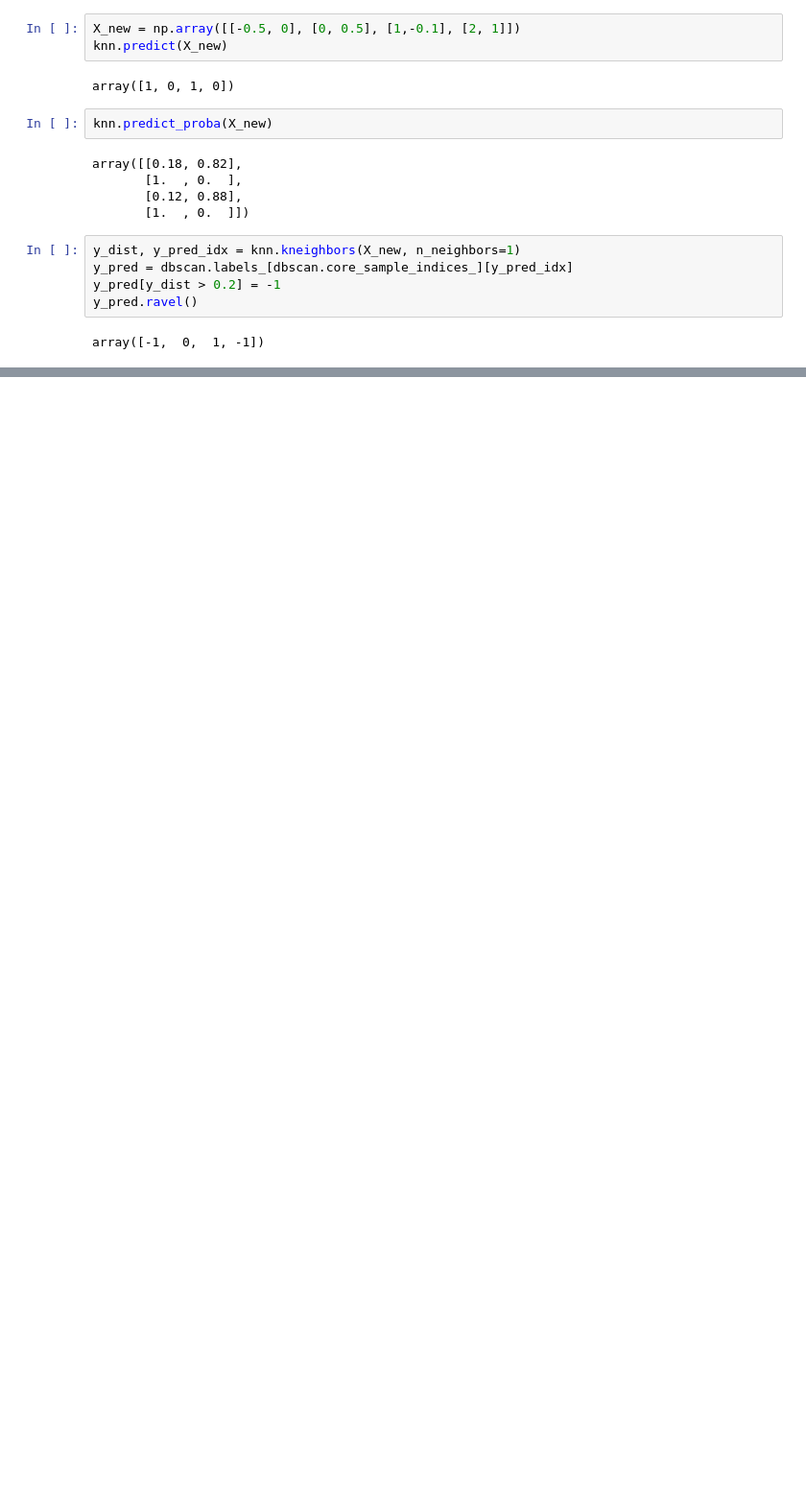
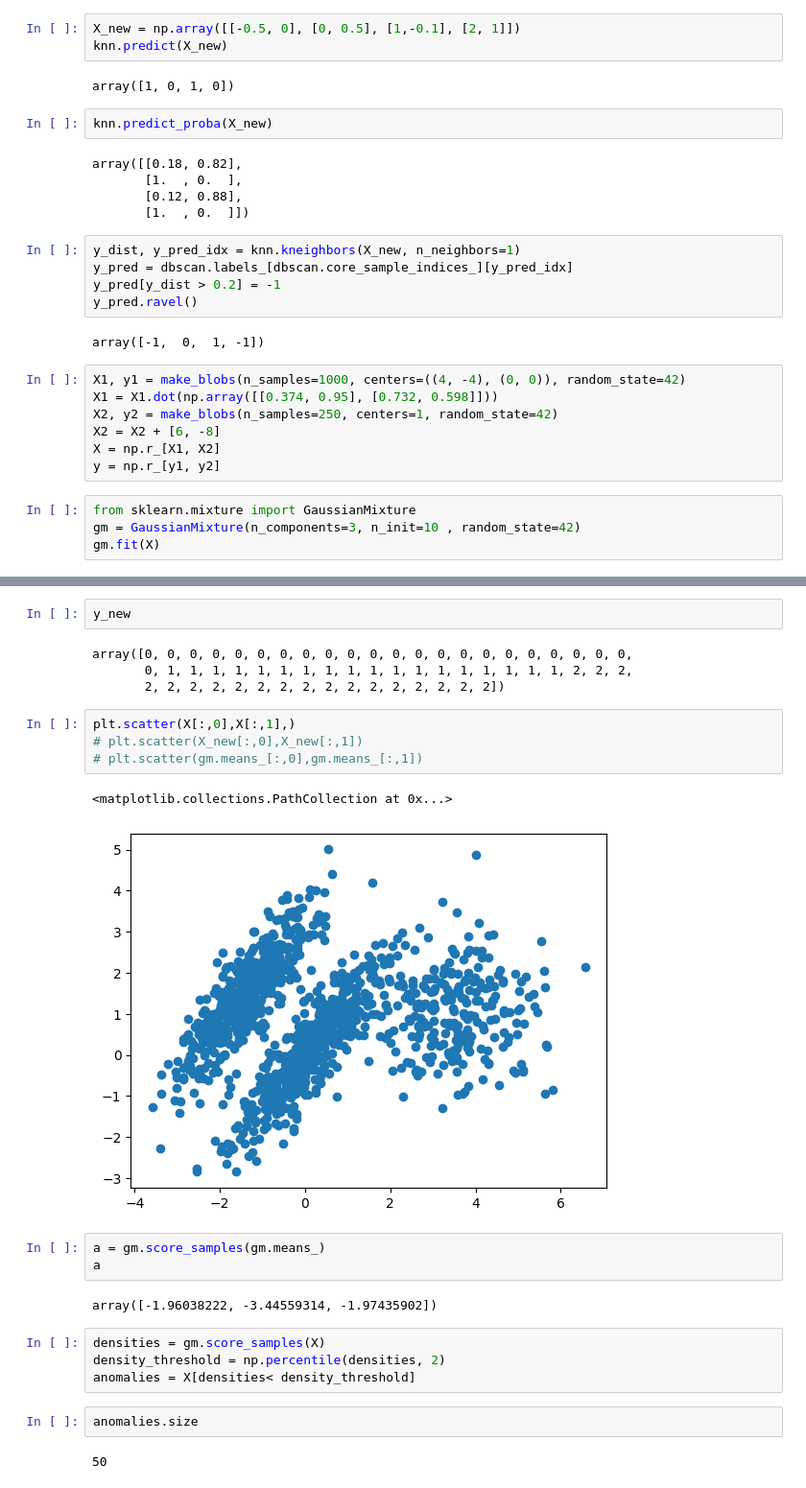
Before and after one commit to bundela05/mlcodez, a Jupyter notebook: ai and ml/code/ch8_unsupervised_learning.ipynb, the cells around one changed output, grey strips where cells are left out. Shown at 96% size. Cells and saved outputs as stored; diff of their text form; blank space fills up the shorter version.

```diff
--- a/ai and ml/code/ch8_unsupervised_learning.ipynb
+++ b/ai and ml/code/ch8_unsupervised_learning.ipynb
@@ -343,3 +343,14 @@ y_pred[y_dist > 0.2] = -1
 y_pred.ravel()
 # %% [output]
 array([-1,  0,  1, -1])
+# %%
+X1, y1 = make_blobs(n_samples=1000, centers=((4, -4), (0, 0)), random_state=42)
+X1 = X1.dot(np.array([[0.374, 0.95], [0.732, 0.598]]))
+X2, y2 = make_blobs(n_samples=250, centers=1, random_state=42)
+X2 = X2 + [6, -8]
+X = np.r_[X1, X2]
+y = np.r_[y1, y2]
+# %%
+from sklearn.mixture import GaussianMixture
+gm = GaussianMixture(n_components=3, n_init=10 , random_state=42)
+gm.fit(X)
@@ -345,0 +434,26 @@ array([-1,  0,  1, -1])
+# %%
+y_new
+# %% [output]
+array([0, 0, 0, 0, 0, 0, 0, 0, 0, 0, 0, 0, 0, 0, 0, 0, 0, 0, 0, 0, 0, 0,
+       0, 1, 1, 1, 1, 1, 1, 1, 1, 1, 1, 1, 1, 1, 1, 1, 1, 1, 1, 2, 2, 2,
+       2, 2, 2, 2, 2, 2, 2, 2, 2, 2, 2, 2, 2, 2, 2, 2])
+# %%
+plt.scatter(X[:,0],X[:,1],)
+# plt.scatter(X_new[:,0],X_new[:,1])
+# plt.scatter(gm.means_[:,0],gm.means_[:,1])
+# %% [output]
+<matplotlib.collections.PathCollection at 0x...>
+[figure, added]
+# %%
+a = gm.score_samples(gm.means_)
+a
+# %% [output]
+array([-1.96038222, -3.44559314, -1.97435902])
+# %%
+densities = gm.score_samples(X)
+density_threshold = np.percentile(densities, 2)
+anomalies = X[densities< density_threshold]
+# %%
+anomalies.size
+# %% [output]
+50
```
Also changed, not shown: parts of 17 cells of this notebook.
